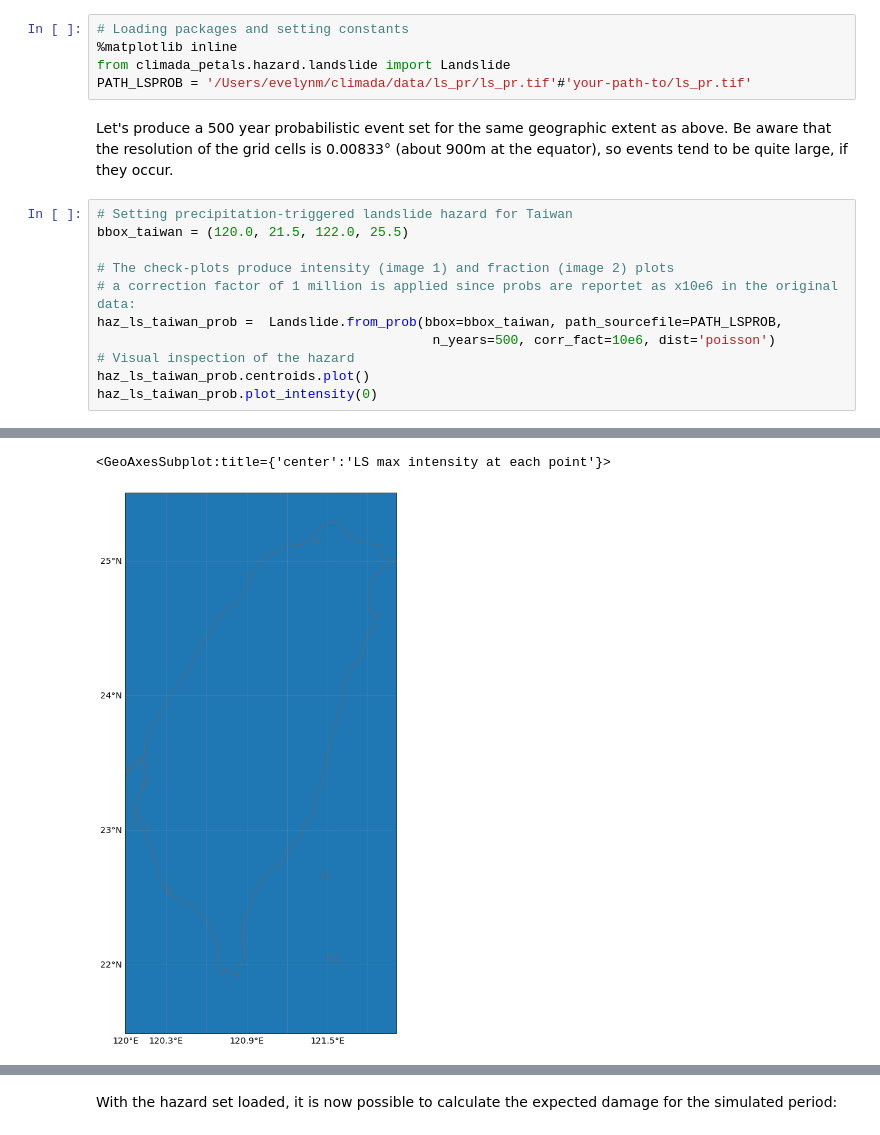
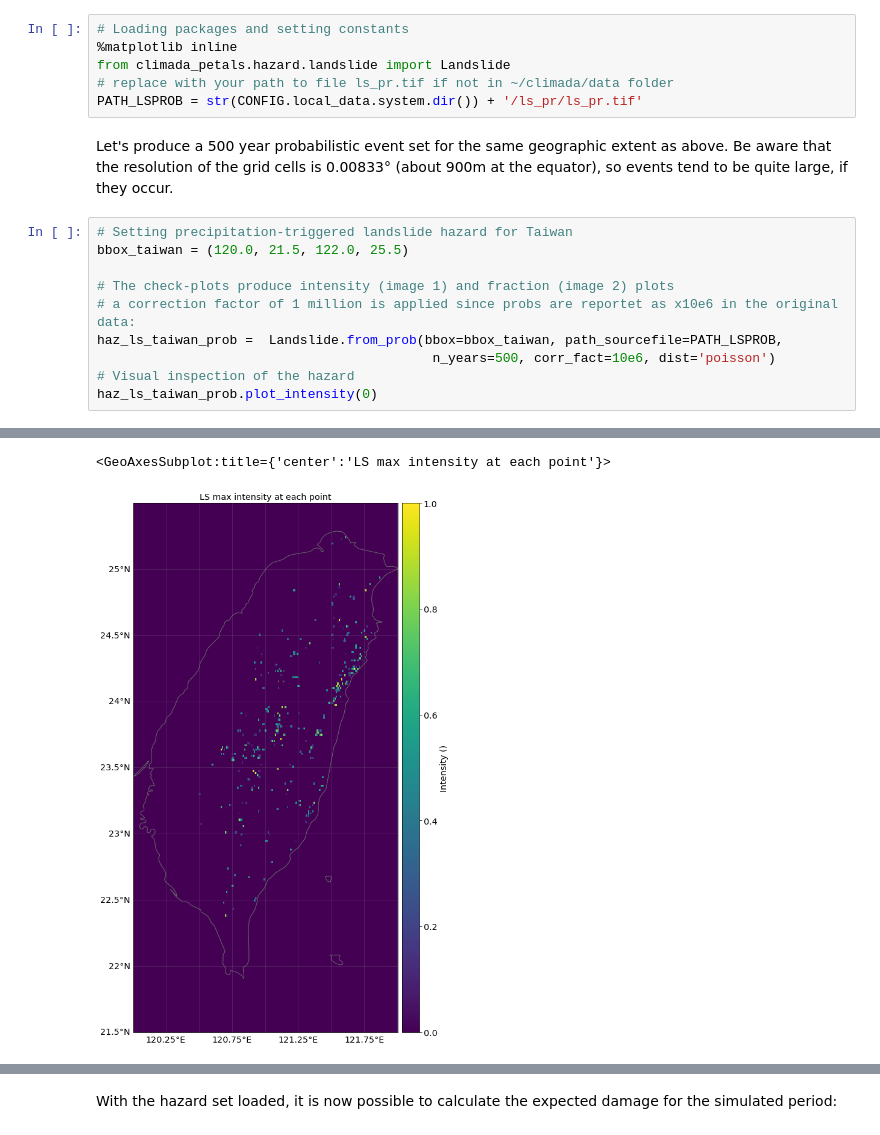
Before and after one commit to CLIMADA-project/climada_petals, a Jupyter notebook: doc/tutorial/climada_hazard_Landslide.ipynb, the cells around one changed output, grey strips where cells are left out. Saved outputs shown, nothing was run; the diff lists cells and outputs as text.

Commit message:
update intensity & frequency def in prob. LS

```diff
--- a/doc/tutorial/climada_hazard_Landslide.ipynb
+++ b/doc/tutorial/climada_hazard_Landslide.ipynb
@@ -165,7 +165,8 @@ Read the documentation for details.
 # Loading packages and setting constants
 %matplotlib inline
 from climada_petals.hazard.landslide import Landslide
-PATH_LSPROB = '/Users/evelynm/climada/data/ls_pr/ls_pr.tif'#'your-path-to/ls_pr.tif'
+# replace with your path to file ls_pr.tif if not in ~/climada/data folder
+PATH_LSPROB = str(CONFIG.local_data.system.dir()) + '/ls_pr/ls_pr.tif'
 # %% [markdown]
 Let's produce a 500 year probabilistic event set for the same geographic extent as above.
 Be aware that the resolution of the grid cells is 0.00833° (about 900m at the equator), so events tend to be quite large, if they occur.
@@ -178,6 +179,5 @@ bbox_taiwan = (120.0, 21.5, 122.0, 25.5)
 haz_ls_taiwan_prob =  Landslide.from_prob(bbox=bbox_taiwan, path_sourcefile=PATH_LSPROB,
                                            n_years=500, corr_fact=10e6, dist='poisson')
 # Visual inspection of the hazard
-haz_ls_taiwan_prob.centroids.plot()
 haz_ls_taiwan_prob.plot_intensity(0)
 # %% [output]
@@ -187,2 +186,2 @@ haz_ls_taiwan_prob.plot_intensity(0)
 <GeoAxesSubplot:title={'center':'LS max intensity at each point'}>
-[figure, old version]
+[figure, new version]
```
Also changed, not shown: parts of 13 cells of this notebook, 2 other files.
